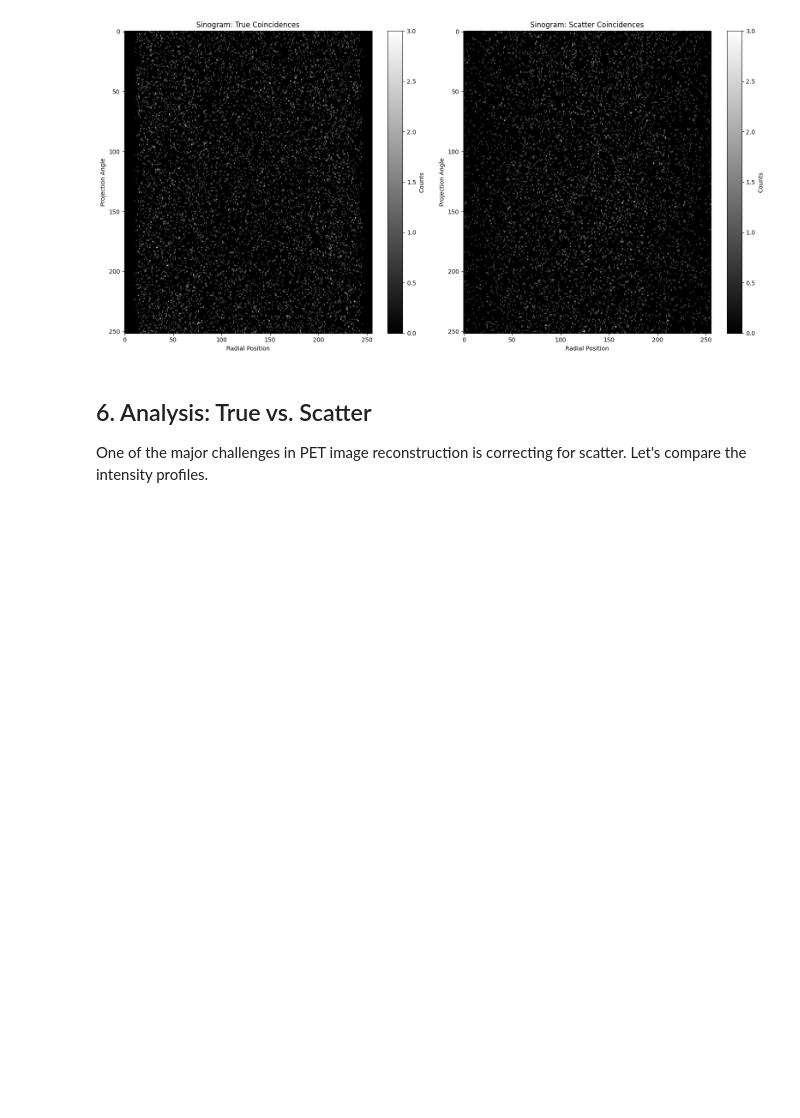
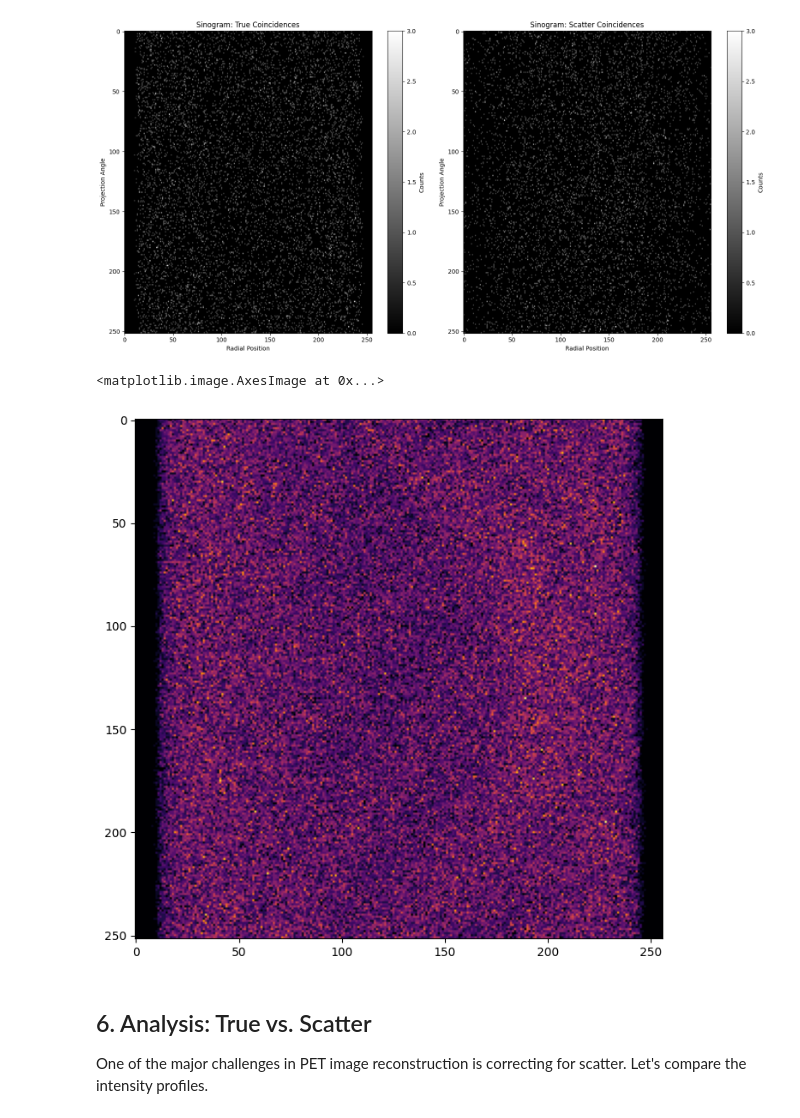
Before and after one commit to bnel1201/MCGPU-PET, a Jupyter notebook: MCGPU_PET_Educational_Demo.ipynb, the cells around one changed output. Cells and saved outputs as stored; diff of their text form; code cells hidden in the pictures; blank space fills up the shorter version.

```diff
--- a/MCGPU_PET_Educational_Demo.ipynb
+++ b/MCGPU_PET_Educational_Demo.ipynb
@@ -41,13 +41,10 @@ plt.rcParams['image.cmap'] = 'inferno'
 We use a Python wrapper `MCGPUWrapper` to handle the complexity of the input files and binary outputs. We point it to the compiled executable.
 # %%
 
-# Path to the executable (adjust if your build path is different)
-executable_path = './sample_simulation/MCGPU-PET.x'
-
 # Initialize the wrapper
-# We use 'sample_simulation' as the working directory so relative paths in the input file (like materials) work correctly.
+# We use 'sample_simulation' as the working directory so it finds the voxel file 'nema_iec_128.vox'.
+# The executable and material files are now bundled with the installed 'mcgpu' package.
 wrapper = MCGPUWrapper(
-    executable_path=executable_path,
     working_dir='sample_simulation',
     verbose=True
 )
@@ -91,10 +88,6 @@ params = {
     ],
 
     # File resources
-    'material_files': [
-        './materials/air_5-515keV.mcgpu.gz',
-        './materials/water_5-515keV.mcgpu.gz'
-    ],
     'voxel_file': 'nema_iec_128.vox',
 
     # Scanner Geometry (Matching NEMA standard)
@@ -247,6 +240,13 @@ plt.tight_layout()
 plt.show()
 # %% [output]
 [figure]
+# %%
+max_idx = np.argmax(sino_trues.sum(axis=(1,2)))
+width = 20
+plt.imshow(sino_trues[max_idx - width//2: max_idx + width//2].mean(axis=0))
+# %% [output]
+<matplotlib.image.AxesImage at 0x...>
+[figure, added]
 # %% [markdown]
 
 ## 6. Analysis: True vs. Scatter
```
Also changed, not shown: parts of 2 cells of this notebook, 10 other files.
